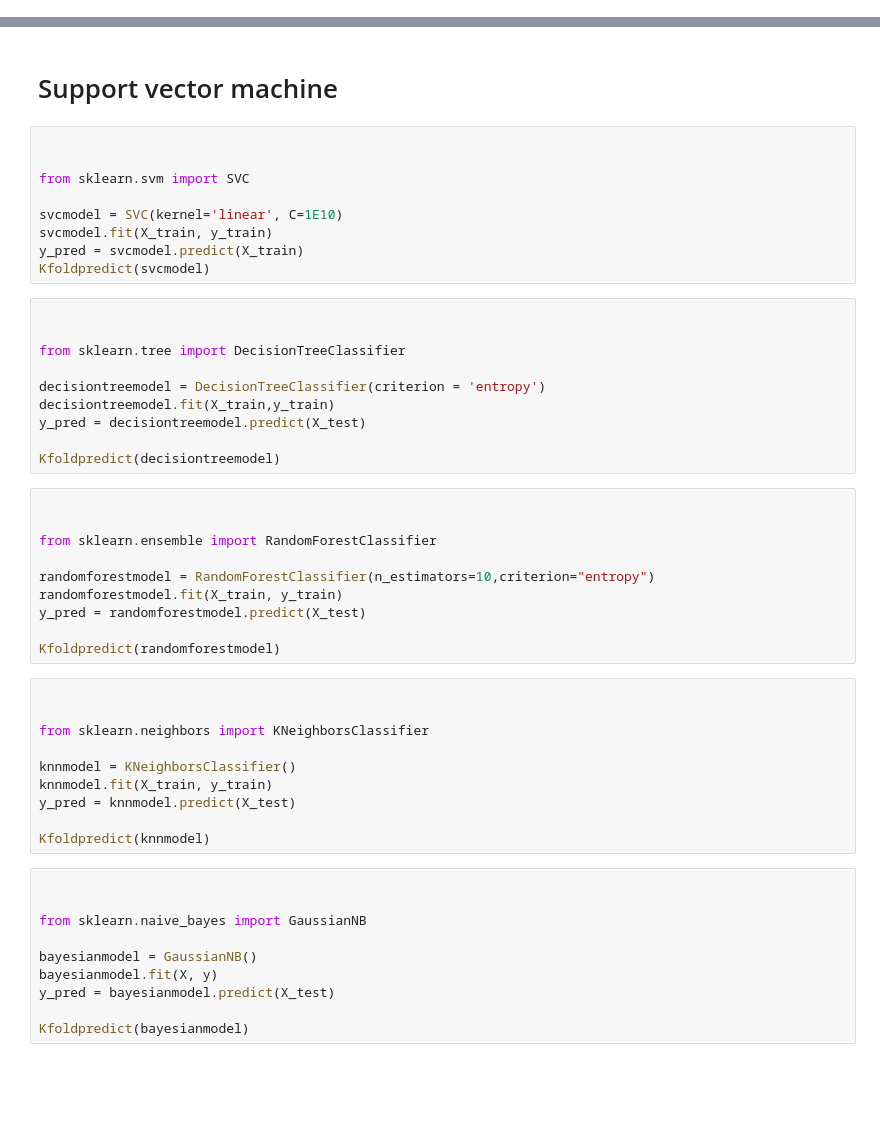
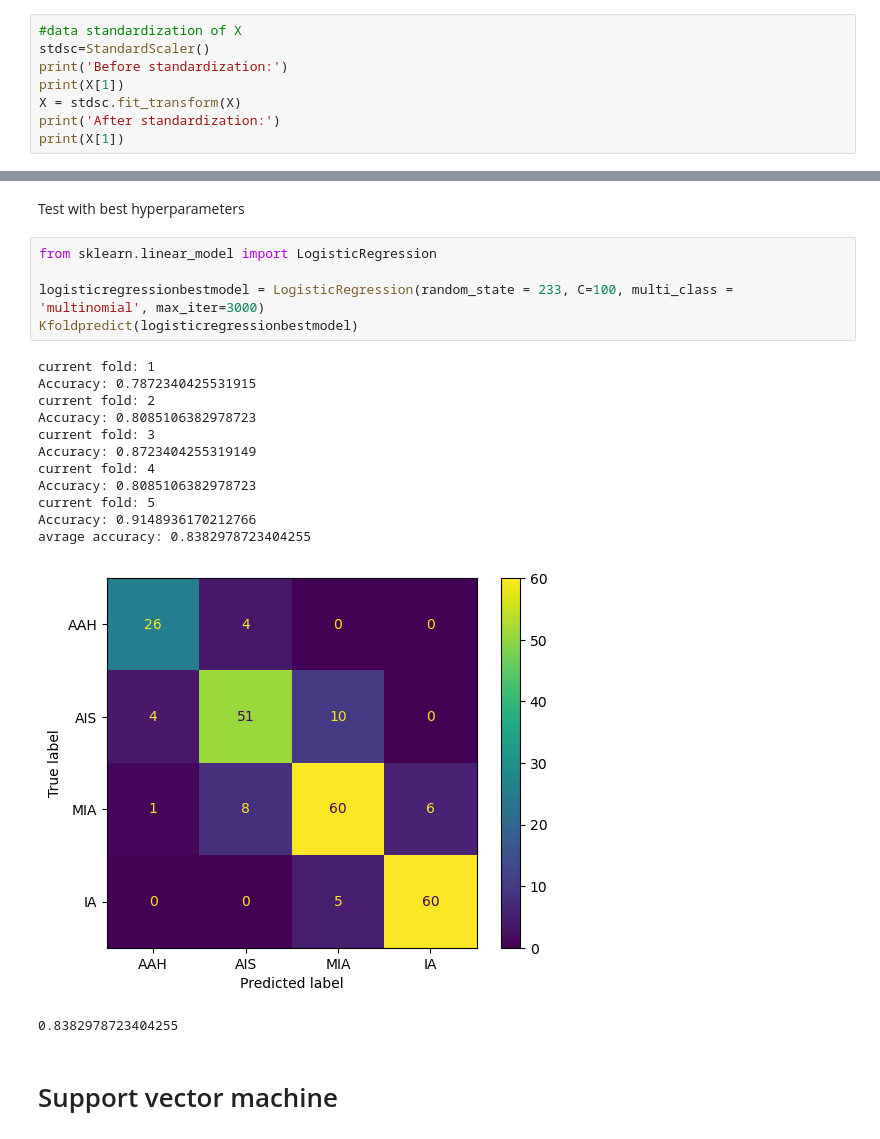
Before and after one commit to gdqb233/introtoaicoursework, a Jupyter notebook: coursework_all.ipynb, the cells around one changed output, grey strips where cells are left out. Cells and saved outputs as stored; diff of their text form; blank space fills up the shorter version.

```diff
--- a/coursework_all.ipynb
+++ b/coursework_all.ipynb
@@ -283,0 +322,8 @@ dataset.to_csv('newdata.csv', index = False)
+# %%
+#data standardization of X
+stdsc=StandardScaler()
+print('Before standardization:')
+print(X[1])
+X = stdsc.fit_transform(X)
+print('After standardization:')
+print(X[1])
@@ -409,51 +474,23 @@ accuracy_score(y_test, y_pred)
+# %% [markdown]
+Test with best hyperparameters
+# %%
+from sklearn.linear_model import LogisticRegression
+
+logisticregressionbestmodel = LogisticRegression(random_state = 233, C=100, multi_class = 'multinomial', max_iter=3000)
+Kfoldpredict(logisticregressionbestmodel)
+# %% [output]
+current fold: 1
+Accuracy: 0.7872340425531915
+current fold: 2
+Accuracy: 0.8085106382978723
+current fold: 3
+Accuracy: 0.8723404255319149
+current fold: 4
+Accuracy: 0.8085106382978723
+current fold: 5
+Accuracy: 0.9148936170212766
+avrage accuracy: 0.8382978723404255
+[figure, added]
+0.8382978723404255
 # %% [markdown]
 # Support vector machine
-# %%
-
-
-from sklearn.svm import SVC
-
-svcmodel = SVC(kernel='linear', C=1E10)
-svcmodel.fit(X_train, y_train)
-y_pred = svcmodel.predict(X_train)
-Kfoldpredict(svcmodel)
-# %%
-
-
-from sklearn.tree import DecisionTreeClassifier
-
-decisiontreemodel = DecisionTreeClassifier(criterion = 'entropy')
-decisiontreemodel.fit(X_train,y_train)
-y_pred = decisiontreemodel.predict(X_test)
-
-Kfoldpredict(decisiontreemodel)
-# %%
-
-
-from sklearn.ensemble import RandomForestClassifier
-
-randomforestmodel = RandomForestClassifier(n_estimators=10,criterion="entropy")
-randomforestmodel.fit(X_train, y_train)
-y_pred = randomforestmodel.predict(X_test)
-
-Kfoldpredict(randomforestmodel)
-# %%
-
-
-from sklearn.neighbors import KNeighborsClassifier
-
-knnmodel = KNeighborsClassifier()
-knnmodel.fit(X_train, y_train)
-y_pred = knnmodel.predict(X_test)
-
-Kfoldpredict(knnmodel)
-# %%
-
-
-from sklearn.naive_bayes import GaussianNB
-
-bayesianmodel = GaussianNB()
-bayesianmodel.fit(X, y)
-y_pred = bayesianmodel.predict(X_test)
-
-Kfoldpredict(bayesianmodel)
```
Also changed, not shown: parts of 42 cells of this notebook, 2 other files.
